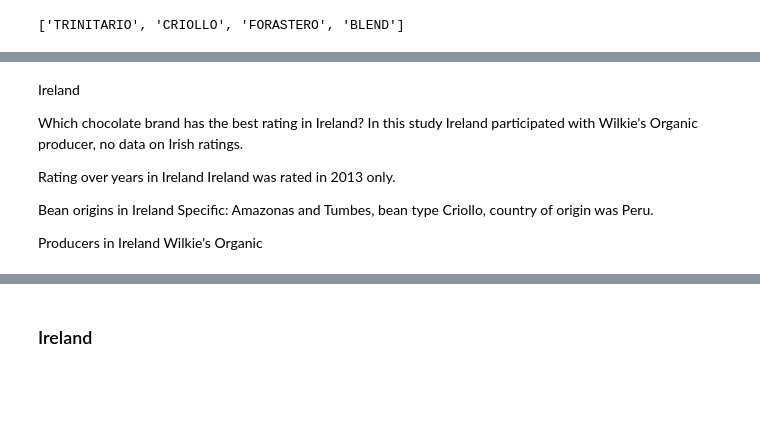
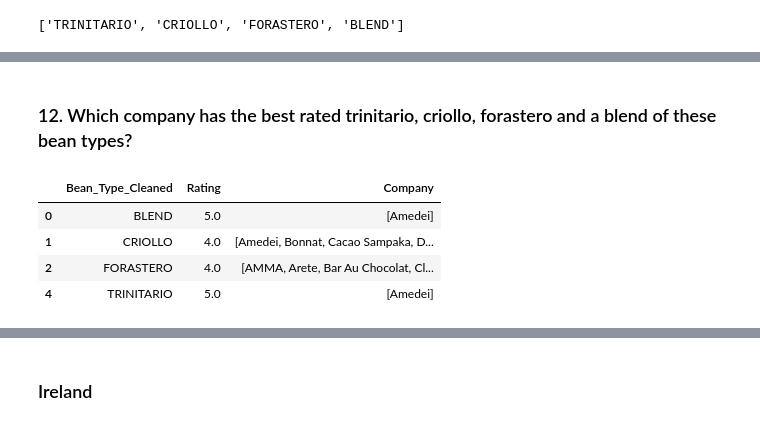
Before and after one commit to Tanu7896/Deepika-Mahato-, a Jupyter notebook: July_Chocolate_Day_EDA_Viz/Chocolate_Bar_Rating_EDA_Viz.ipynb, the cells around one changed output, grey strips where cells are left out. Cells and saved outputs as stored; diff of their text form; code cells hidden in the pictures; blank space fills up the shorter version.

```diff
--- a/July_Chocolate_Day_EDA_Viz/Chocolate_Bar_Rating_EDA_Viz.ipynb
+++ b/July_Chocolate_Day_EDA_Viz/Chocolate_Bar_Rating_EDA_Viz.ipynb
@@ -576,14 +550,23 @@ BLEND
 [figure]
-# %% [markdown]
-Ireland
-
-Which chocolate brand has the best rating in Ireland?
-In this study Ireland participated with Wilkie's Organic producer, no data on Irish ratings.
-
-Rating over years in Ireland Ireland was rated in 2013 only.
-
-Bean origins in Ireland
-Specific: Amazonas and Tumbes, bean type Criollo, country of origin was Peru.
-
-Producers in Ireland
-Wilkie's Organic
+# %% [markdown]
+### 12.  Which company has the best rated trinitario, criollo, forastero and a blend of these bean types?
+# %%
+best_rating_bean_type = dataset.groupby(by=['Bean_Type_Cleaned'])['Rating'].max().reset_index()
+best_rating_bean_type = best_rating_bean_type[best_rating_bean_type['Bean_Type_Cleaned'].isin(list_bean_type)]
+# %%
+def get_best_bean_company(x):
+#     print(x['Bean_Type_Cleaned'])
+    temp_data = dataset[(dataset['Bean_Type_Cleaned']==x['Bean_Type_Cleaned']) & (dataset['Rating']==x['Rating'])]
+    unique_company_names = list(temp_data['Company'].unique())
+#     print(unique_company_names)
+    return unique_company_names
+
+best_rating_bean_type['Company'] = best_rating_bean_type.apply(lambda x: get_best_bean_company(x), axis=1)
+# %%
+best_rating_bean_type
+# %% [output]
+|  | Bean_Type_Cleaned | Rating | Company |
+| 0 | BLEND | 5.0 | [Amedei] |
+| 1 | CRIOLLO | 4.0 | [Amedei, Bonnat, Cacao Sampaka, D... |
+| 2 | FORASTERO | 4.0 | [AMMA, Arete, Bar Au Chocolat, Cl... |
+| 4 | TRINITARIO | 5.0 | [Amedei] |
```
Also changed, not shown: parts of 31 cells of this notebook, 2 other files.
